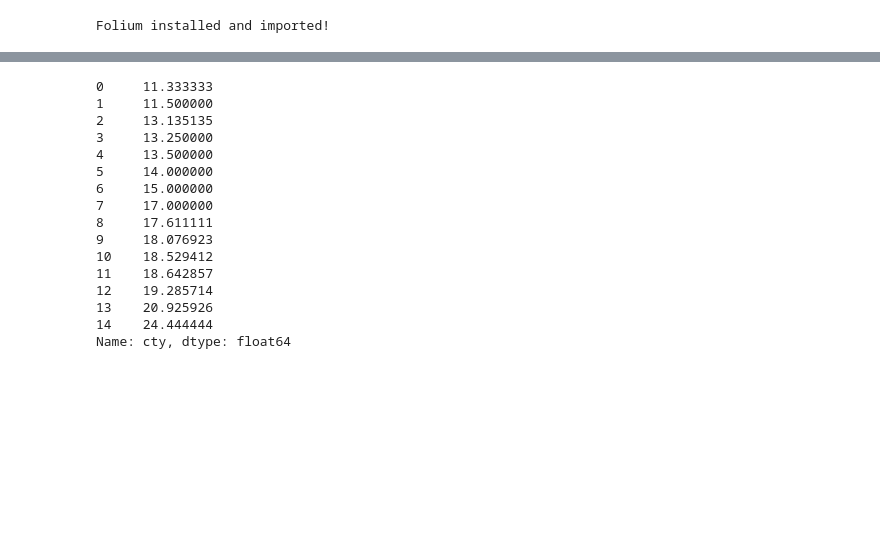
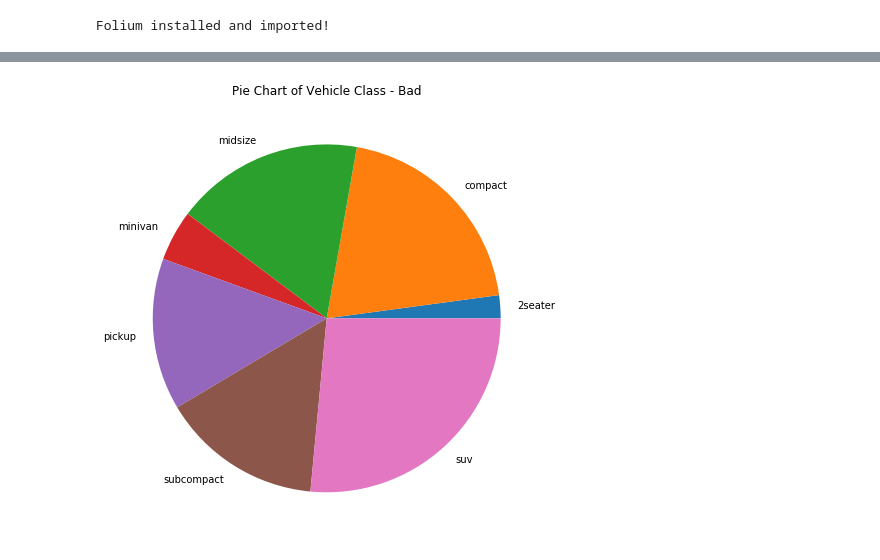
Before and after one commit to Sodiq-123/Analyzing_US_Bikeshare_Data-, a Jupyter notebook: Untitled.ipynb, the cells around one changed output, grey strips where cells are left out. Saved outputs shown, nothing was run; the diff lists cells and outputs as text; code cells hidden in the pictures; blank space fills up the shorter version.

```diff
--- a/Untitled.ipynb
+++ b/Untitled.ipynb
@@ -229,19 +264,11 @@ df.reset_index(inplace=True)
-# %%
-df.cty
-# %% [output]
-0     11.333333
-1     11.500000
-2     13.135135
-3     13.250000
-4     13.500000
-5     14.000000
-6     15.000000
-7     17.000000
-8     17.611111
-9     18.076923
-10    18.529412
-11    18.642857
-12    19.285714
-13    20.925926
-14    24.444444
-Name: cty, dtype: float64
+# %%
+# Prepare Data
+df = df_raw.groupby('class').size()
+# %%
+# Make the plot with pandas
+df.plot(kind='pie', subplots=True, figsize=(8, 8), dpi= 80)
+plt.title("Pie Chart of Vehicle Class - Bad")
+plt.ylabel("")
+plt.show()
+# %% [output]
+[figure, added]
```
Also changed, not shown: parts of 13 cells of this notebook.
